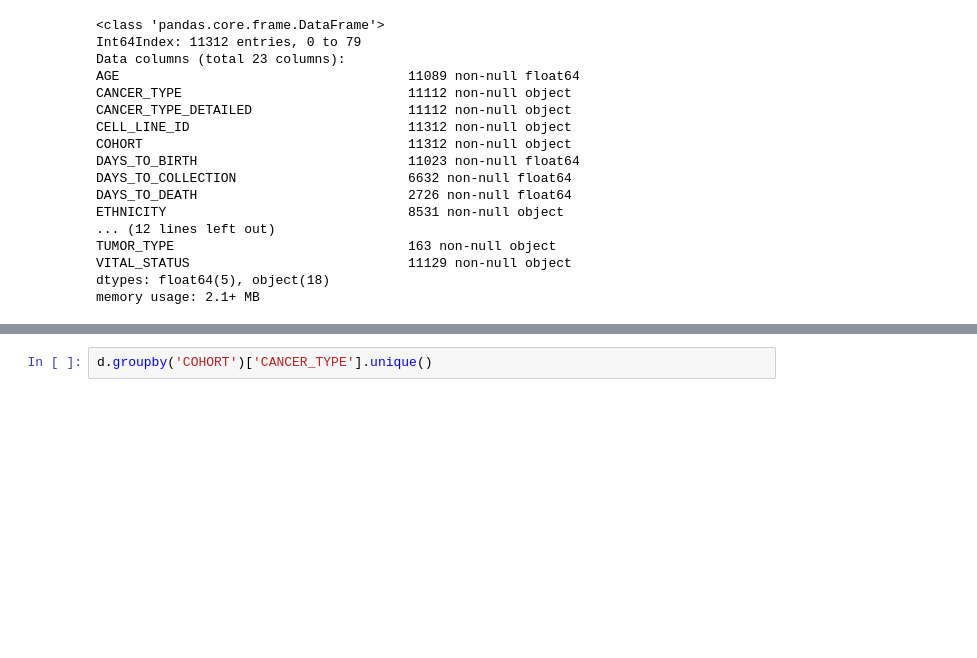
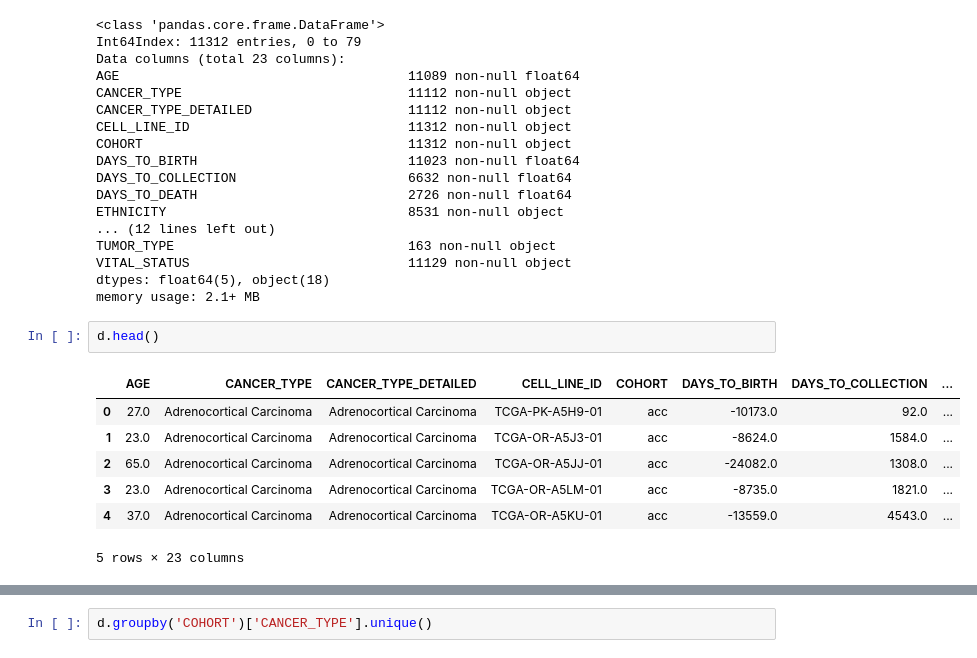
Before and after one commit to eric-czech/mgds, a Jupyter notebook: python/notebook/data_aggregation/import/tcga/v1/cellline-meta.ipynb, the cells around one changed output, grey strips where cells are left out. Cells and saved outputs as stored; diff of their text form; blank space fills up the shorter version.

```diff
--- a/python/notebook/data_aggregation/import/tcga/v1/cellline-meta.ipynb
+++ b/python/notebook/data_aggregation/import/tcga/v1/cellline-meta.ipynb
@@ -71,3 +68,13 @@ TUMOR_TYPE                              163 non-null object
 VITAL_STATUS                            11129 non-null object
 dtypes: float64(5), object(18)
 memory usage: 2.1+ MB
+# %%
+d.head()
+# %% [output]
+|  | AGE | CANCER_TYPE | CANCER_TYPE_DETAILED | CELL_LINE_ID | COHORT | DAYS_TO_BIRTH | DAYS_TO_COLLECTION | ... |
+| 0 | 27.0 | Adrenocortical Carcinoma | Adrenocortical Carcinoma | TCGA-PK-A5H9-01 | acc | -10173.0 | 92.0 | ... |
+| 1 | 23.0 | Adrenocortical Carcinoma | Adrenocortical Carcinoma | TCGA-OR-A5J3-01 | acc | -8624.0 | 1584.0 | ... |
+| 2 | 65.0 | Adrenocortical Carcinoma | Adrenocortical Carcinoma | TCGA-OR-A5JJ-01 | acc | -24082.0 | 1308.0 | ... |
+| 3 | 23.0 | Adrenocortical Carcinoma | Adrenocortical Carcinoma | TCGA-OR-A5LM-01 | acc | -8735.0 | 1821.0 | ... |
+| 4 | 37.0 | Adrenocortical Carcinoma | Adrenocortical Carcinoma | TCGA-OR-A5KU-01 | acc | -13559.0 | 4543.0 | ... |
+5 rows × 23 columns
```
Also changed, not shown: parts of 3 cells of this notebook, 50 other files.
